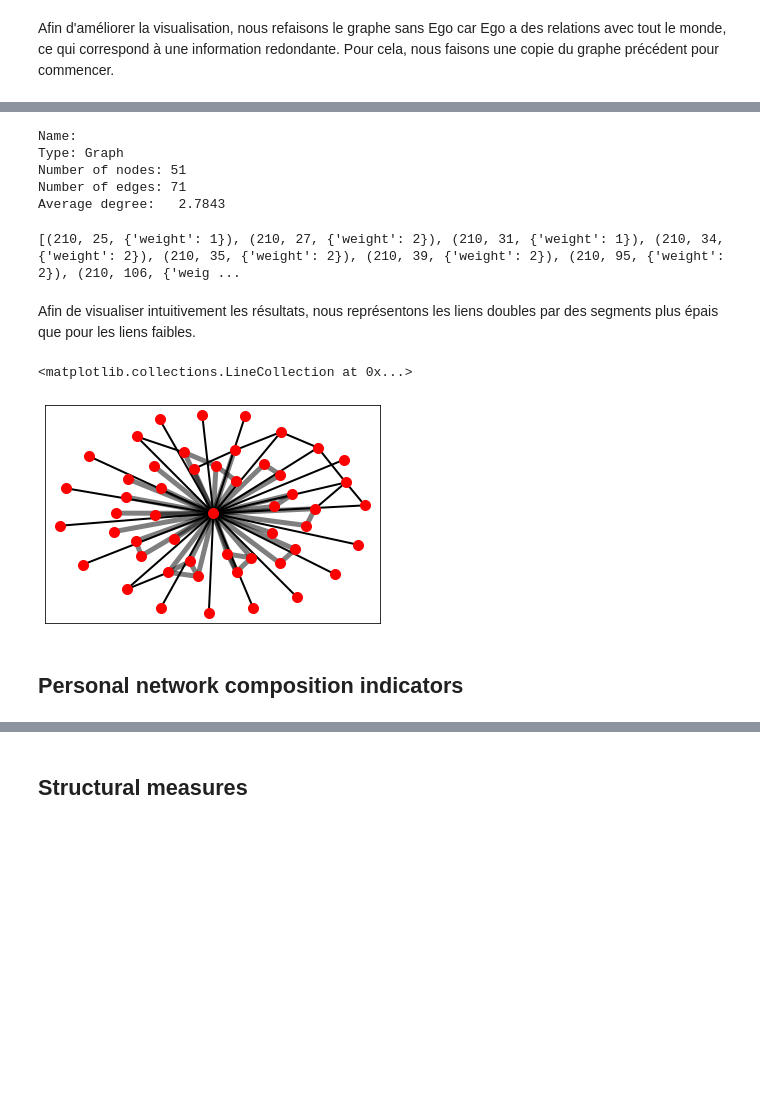
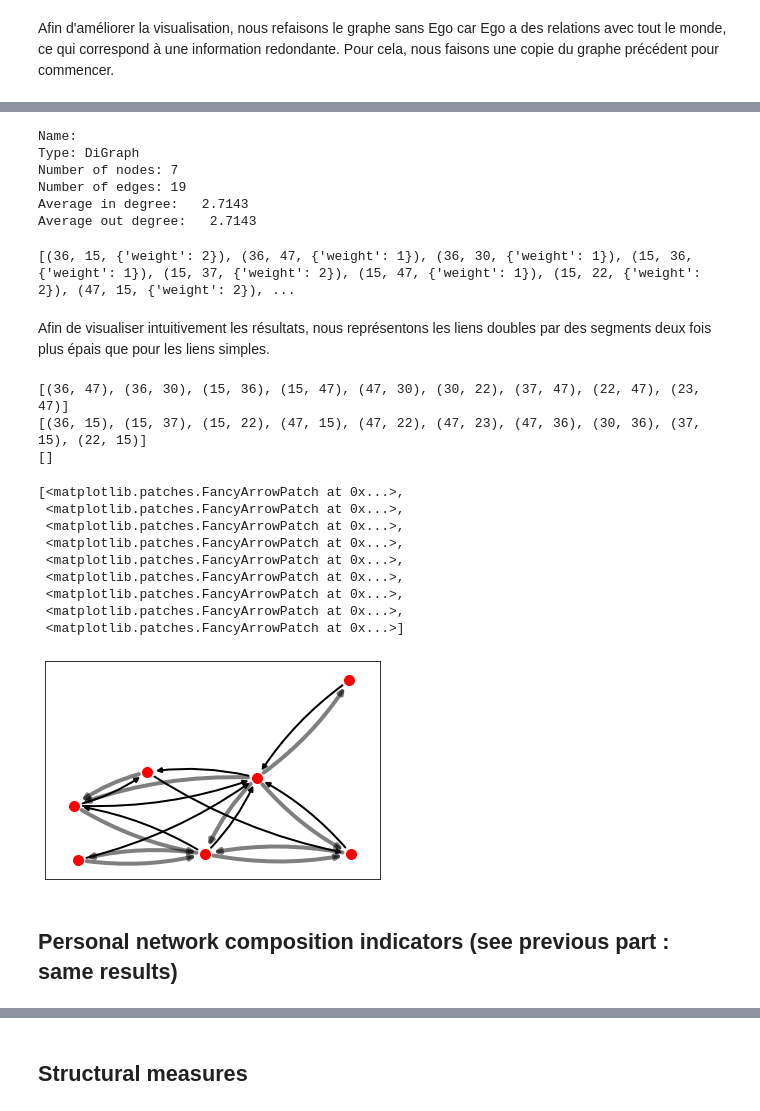
Before and after one commit to ARKEnsae/DM_Analyse_Reseaux, a Jupyter notebook: CC3/Exos_24Feb2021_KA.ipynb, the cells around one changed output, grey strips where cells are left out. Cells and saved outputs as stored; diff of their text form; code cells hidden in the pictures; blank space fills up the shorter version.

```diff
--- a/CC3/Exos_24Feb2021_KA.ipynb
+++ b/CC3/Exos_24Feb2021_KA.ipynb
@@ -1062,7 +1022,0 @@ Revenons à nos données de MultiGraph.
-# %%
-# match nodes of graph with attributes of nodes
-NodeData = nodes.set_index('ID').to_dict('index').items()
-Ego210.add_nodes_from(NodeData)
-
-# view results
-print(Ego210.nodes(data=True))
@@ -1330,44 +1446,65 @@ L'attribut `weight` du nouveau graphe vaut 1 si le lien apparaît une fois et 2
 # Idea : each tie has value 2 if it is both online and offline, 1 otherwise
 # We can interpret multiplexity as tie strength
 
-Ego210WUG = nx.Graph()
+EgoGraphWG = nx.DiGraph()
 
-for u,v,data in Ego210.edges(data=True):
+for u,v,data in EgoGraph.edges(data=True):
     w = 1
-    if Ego210WUG.has_edge(u,v):
-        Ego210WUG[u][v]['weight'] += w
+    if EgoGraphWG.has_edge(u,v):
+        EgoGraphWG[u][v]['weight'] += w
     else:
-        Ego210WUG.add_edge(u, v, weight=w)
+        EgoGraphWG.add_edge(u, v, weight=w)
 
-print(nx.info(Ego210WUG))
+print(nx.info(EgoGraphWG))
 # %% [output]
 Name:
-Type: Graph
-Number of nodes: 51
-Number of edges: 71
-Average degree:   2.7843
+Type: DiGraph
+Number of nodes: 7
+Number of edges: 19
+Average in degree:   2.7143
+Average out degree:   2.7143
 # %%
-print(Ego210WUG.edges(data=True))
+print(EgoGraphWG.edges(data=True))
 # %% [output]
-[(210, 25, {'weight': 1}), (210, 27, {'weight': 2}), (210, 31, {'weight': 1}), (210, 34, {'weight': 2}), (210, 35, {'weight': 2}), (210, 39, {'weight': 2}), (210, 95, {'weight': 2}), (210, 106, {'weig ...
+[(36, 15, {'weight': 2}), (36, 47, {'weight': 1}), (36, 30, {'weight': 1}), (15, 36, {'weight': 1}), (15, 37, {'weight': 2}), (15, 47, {'weight': 1}), (15, 22, {'weight': 2}), (47, 15, {'weight': 2}), ...
 # %% [markdown]
-Afin de visualiser intuitivement les résultats, nous représentons les liens doubles par des segments plus épais que pour les liens faibles.
+Afin de visualiser intuitivement les résultats, nous représentons les liens doubles par des segments deux fois plus épais que pour les liens simples.
+# %%
+simpleTies = [(u, v) for (u, v, d) in EgoGraphWG.edges(data=True) if d["weight"] == 1]
+print(simpleTies)
+doubleTies = [(u, v) for (u, v, d) in EgoGraphWG.edges(data=True) if d["weight"] == 2]
+print(doubleTies)
+tripleTies = [(u, v) for (u, v, d) in EgoGraphWG.edges(data=True) if d["weight"] == 3]
+print(tripleTies)
+# %% [output]
+[(36, 47), (36, 30), (15, 36), (15, 47), (47, 30), (30, 22), (37, 47), (22, 47), (23, 47)]
+[(36, 15), (15, 37), (15, 22), (47, 15), (47, 22), (47, 23), (47, 36), (30, 36), (37, 15), (22, 15)]
+[]
 # %%
 # Visualization
 
-strongTies = [(u, v) for (u, v, d) in Ego210WUG.edges(data=True) if d["weight"] > 1]
-weakTies = [(u, v) for (u, v, d) in Ego210WUG.edges(data=True) if d["weight"] <= 1]
-
-pos = nx.spring_layout(Ego210WUG)  # positions for all nodes
+pos = nx.spring_layout(EgoGraphWG)  # positions for all nodes
 
 # nodes
-nx.draw_networkx_nodes(Ego210WUG, pos, node_color = 'r', node_size = 100, alpha = 1)
+nx.draw_networkx_nodes(EgoGraphWG, pos, node_color = 'r', node_size = 100, alpha = 1)
 
 # edges
-nx.draw_networkx_edges(Ego210WUG, pos, edgelist=strongTies, width=5, alpha=0.5)  # strong ties
-nx.draw_networkx_edges(Ego210WUG, pos, edgelist=weakTies, width=2, alpha=1) # weak ties
+nx.draw_networkx_edges(EgoGraphWG, pos, edgelist=tripleTies,
+                       width=6, alpha=0.25, connectionstyle="arc3,rad=0.1")  # triple ties
+nx.draw_networkx_edges(EgoGraphWG, pos, edgelist=doubleTies,
+                       width=4, alpha=0.5, connectionstyle="arc3,rad=0.1")  # double ties
+nx.draw_networkx_edges(EgoGraphWG, pos, edgelist=simpleTies,
+                       width=2, alpha=1, connectionstyle="arc3,rad=0.1") # simple ties
 # %% [output]
-<matplotlib.collections.LineCollection at 0x...>
+[<matplotlib.patches.FancyArrowPatch at 0x...>,
+ <matplotlib.patches.FancyArrowPatch at 0x...>,
+ <matplotlib.patches.FancyArrowPatch at 0x...>,
+ <matplotlib.patches.FancyArrowPatch at 0x...>,
+ <matplotlib.patches.FancyArrowPatch at 0x...>,
+ <matplotlib.patches.FancyArrowPatch at 0x...>,
+ <matplotlib.patches.FancyArrowPatch at 0x...>,
+ <matplotlib.patches.FancyArrowPatch at 0x...>,
+ <matplotlib.patches.FancyArrowPatch at 0x...>]
-[figure, old version]
+[figure, new version]
 # %% [markdown]
-## Personal network composition indicators
+## Personal network composition indicators (see previous part : same results)
```
Also changed, not shown: parts of 85 cells of this notebook.
